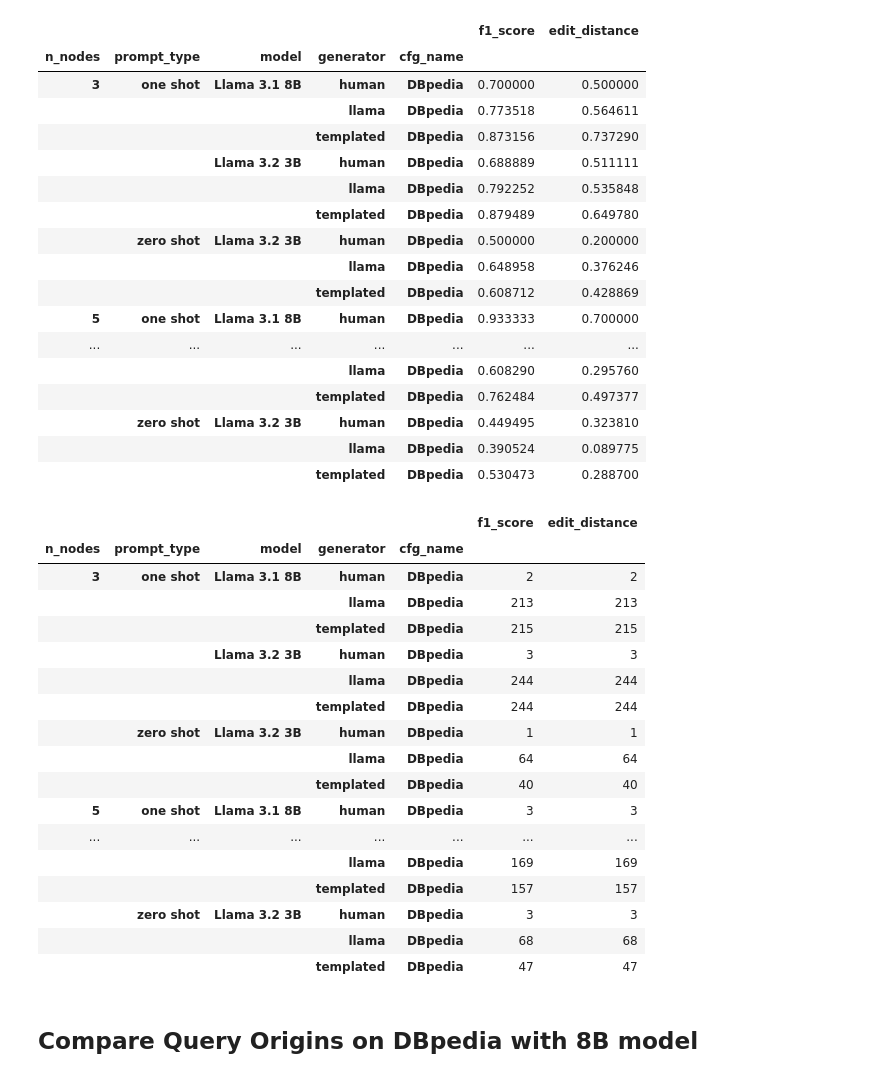
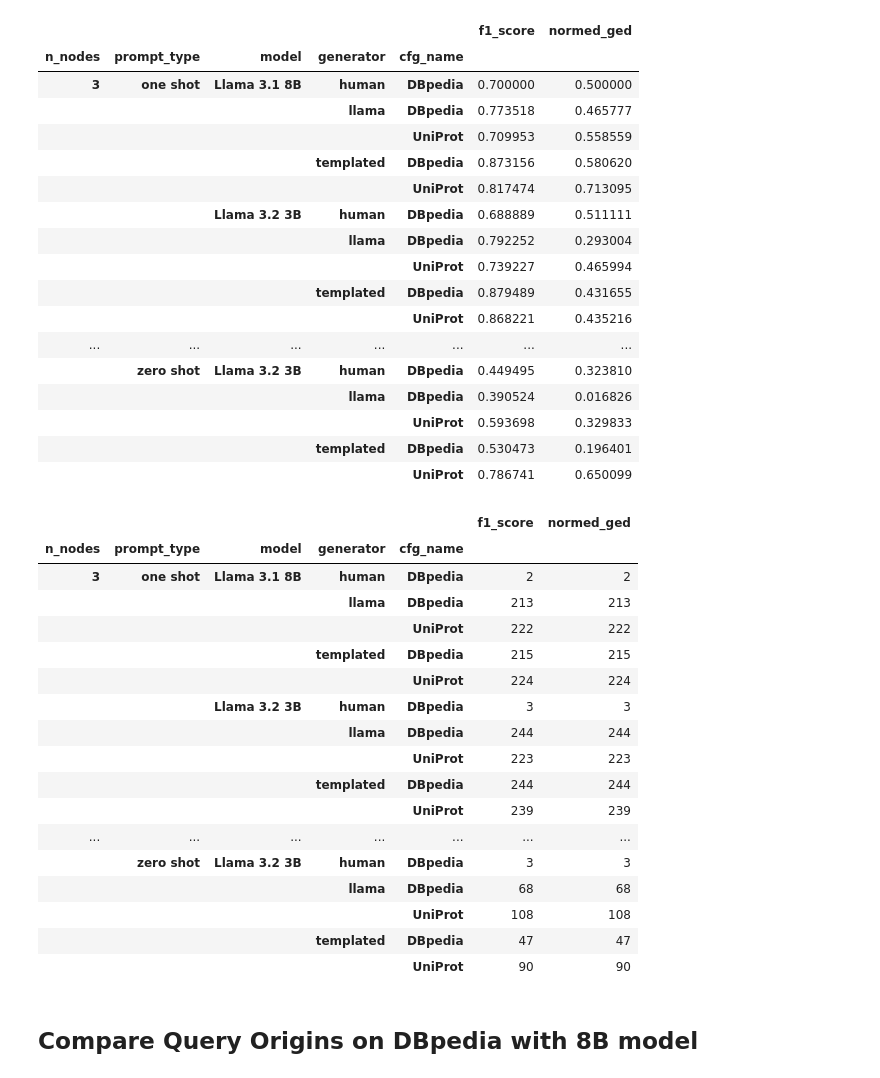
Before and after one commit to hereditary-eu/OnSET, a Jupyter notebook: exploration/querying/result-parse.ipynb, the cells around one changed output. Drawn from its saved outputs; the diff is of its cells as text; code cells hidden in the pictures.

```diff
--- a/exploration/querying/result-parse.ipynb
+++ b/exploration/querying/result-parse.ipynb
@@ -75,51 +116,51 @@ df_clean.describe()
 # %%
 means = df_clean.groupby(["n_nodes", "prompt_type", "model", "generator", "cfg_name"])[
-    ["f1_score", "edit_distance"]
+    ["f1_score", "normed_ged"]
 ].mean()
 counts = df_clean.groupby(["n_nodes", "prompt_type", "model", "generator", "cfg_name"])[
-    ["f1_score", "edit_distance"]
+    ["f1_score", "normed_ged"]
 ].count()
 means
 # %% [output]
-|  |  |  |  |  | f1_score | edit_distance |
+|  |  |  |  |  | f1_score | normed_ged |
 | n_nodes | prompt_type | model | generator | cfg_name |  |  |
 | 3 | one shot | Llama 3.1 8B | human | DBpedia | 0.700000 | 0.500000 |
-|  |  |  | llama | DBpedia | 0.773518 | 0.564611 |
-|  |  |  | templated | DBpedia | 0.873156 | 0.737290 |
+|  |  |  | llama | DBpedia | 0.773518 | 0.465777 |
+|  |  |  |  | UniProt | 0.709953 | 0.558559 |
+|  |  |  | templated | DBpedia | 0.873156 | 0.580620 |
+|  |  |  |  | UniProt | 0.817474 | 0.713095 |
 |  |  | Llama 3.2 3B | human | DBpedia | 0.688889 | 0.511111 |
-|  |  |  | llama | DBpedia | 0.792252 | 0.535848 |
-|  |  |  | templated | DBpedia | 0.879489 | 0.649780 |
-|  | zero shot | Llama 3.2 3B | human | DBpedia | 0.500000 | 0.200000 |
-|  |  |  | llama | DBpedia | 0.648958 | 0.376246 |
-|  |  |  | templated | DBpedia | 0.608712 | 0.428869 |
-| 5 | one shot | Llama 3.1 8B | human | DBpedia | 0.933333 | 0.700000 |
+|  |  |  | llama | DBpedia | 0.792252 | 0.293004 |
+|  |  |  |  | UniProt | 0.739227 | 0.465994 |
+|  |  |  | templated | DBpedia | 0.879489 | 0.431655 |
+|  |  |  |  | UniProt | 0.868221 | 0.435216 |
 | ... | ... | ... | ... | ... | ... | ... |
-|  |  |  | llama | DBpedia | 0.608290 | 0.295760 |
-|  |  |  | templated | DBpedia | 0.762484 | 0.497377 |
 |  | zero shot | Llama 3.2 3B | human | DBpedia | 0.449495 | 0.323810 |
-|  |  |  | llama | DBpedia | 0.390524 | 0.089775 |
-|  |  |  | templated | DBpedia | 0.530473 | 0.288700 |
+|  |  |  | llama | DBpedia | 0.390524 | 0.016826 |
+|  |  |  |  | UniProt | 0.593698 | 0.329833 |
+|  |  |  | templated | DBpedia | 0.530473 | 0.196401 |
+|  |  |  |  | UniProt | 0.786741 | 0.650099 |
 # %%
 counts
 # %% [output]
-|  |  |  |  |  | f1_score | edit_distance |
+|  |  |  |  |  | f1_score | normed_ged |
 | n_nodes | prompt_type | model | generator | cfg_name |  |  |
 | 3 | one shot | Llama 3.1 8B | human | DBpedia | 2 | 2 |
 |  |  |  | llama | DBpedia | 213 | 213 |
+|  |  |  |  | UniProt | 222 | 222 |
 |  |  |  | templated | DBpedia | 215 | 215 |
+|  |  |  |  | UniProt | 224 | 224 |
 |  |  | Llama 3.2 3B | human | DBpedia | 3 | 3 |
 |  |  |  | llama | DBpedia | 244 | 244 |
+|  |  |  |  | UniProt | 223 | 223 |
 |  |  |  | templated | DBpedia | 244 | 244 |
-|  | zero shot | Llama 3.2 3B | human | DBpedia | 1 | 1 |
-|  |  |  | llama | DBpedia | 64 | 64 |
-|  |  |  | templated | DBpedia | 40 | 40 |
-| 5 | one shot | Llama 3.1 8B | human | DBpedia | 3 | 3 |
+|  |  |  |  | UniProt | 239 | 239 |
 | ... | ... | ... | ... | ... | ... | ... |
-|  |  |  | llama | DBpedia | 169 | 169 |
-|  |  |  | templated | DBpedia | 157 | 157 |
 |  | zero shot | Llama 3.2 3B | human | DBpedia | 3 | 3 |
 |  |  |  | llama | DBpedia | 68 | 68 |
+|  |  |  |  | UniProt | 108 | 108 |
 |  |  |  | templated | DBpedia | 47 | 47 |
+|  |  |  |  | UniProt | 90 | 90 |
 # %%
 column_map = {
     "f1_score": "$F_1$",
```
Also changed, not shown: parts of 14 cells of this notebook, 13 other files.
